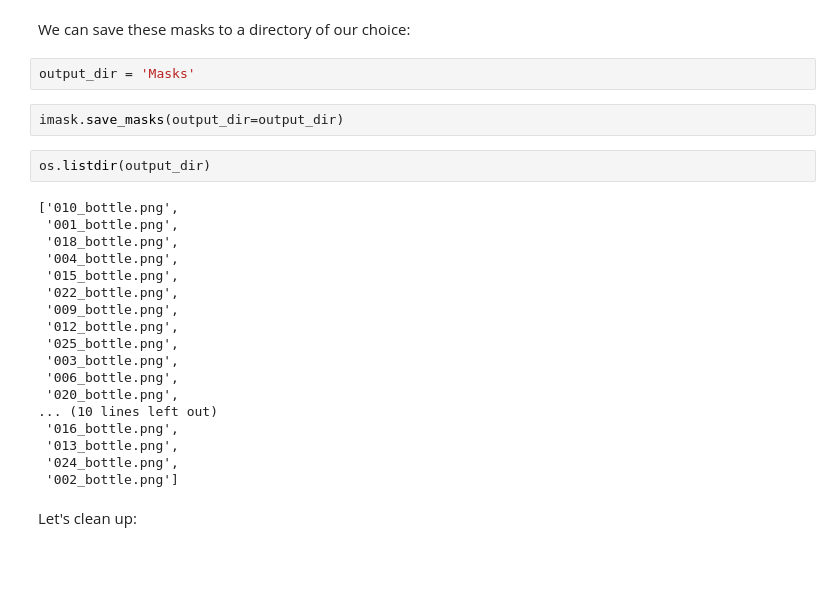
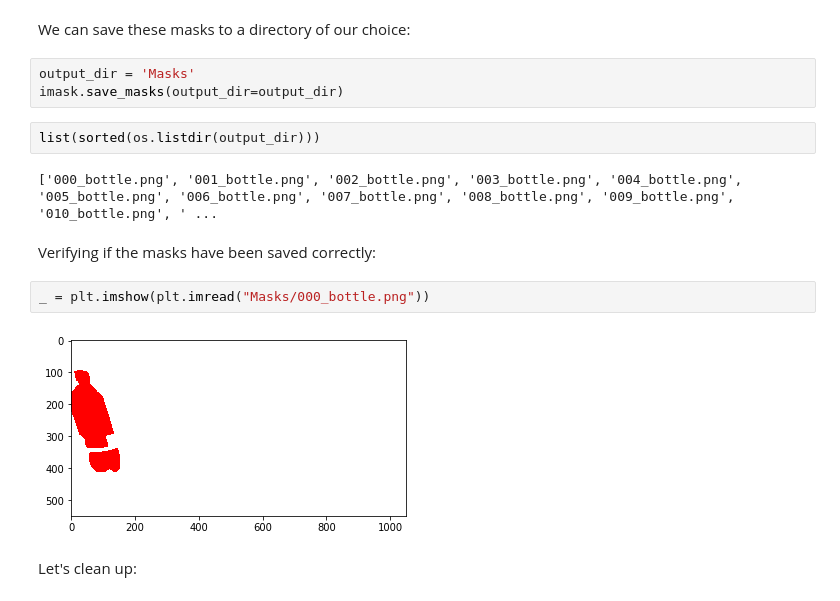
Before and after one commit to havanagrawal/clomask, a Jupyter notebook: data-acquisition/maskmaker/examples/demo.ipynb, the cells around one changed output. Saved outputs shown, nothing was run; the diff lists cells and outputs as text; blank space fills up the shorter version.

```diff
--- a/data-acquisition/maskmaker/examples/demo.ipynb
+++ b/data-acquisition/maskmaker/examples/demo.ipynb
@@ -97,28 +89,17 @@ _ = plt.imshow(img)
 We can save these masks to a directory of our choice:
 # %%
 output_dir = 'Masks'
+imask.save_masks(output_dir=output_dir)
-# %%
-imask.save_masks(output_dir=output_dir)
 # %%
-os.listdir(output_dir)
+list(sorted(os.listdir(output_dir)))
 # %% [output]
-['010_bottle.png',
- '001_bottle.png',
- '018_bottle.png',
- '004_bottle.png',
- '015_bottle.png',
- '022_bottle.png',
- '009_bottle.png',
- '012_bottle.png',
- '025_bottle.png',
- '003_bottle.png',
- '006_bottle.png',
- '020_bottle.png',
-... (10 lines left out)
- '016_bottle.png',
- '013_bottle.png',
- '024_bottle.png',
- '002_bottle.png']
+['000_bottle.png', '001_bottle.png', '002_bottle.png', '003_bottle.png', '004_bottle.png', '005_bottle.png', '006_bottle.png', '007_bottle.png', '008_bottle.png', '009_bottle.png', '010_bottle.png', ' ...
+# %% [markdown]
+Verifying if the masks have been saved correctly:
+# %%
+_ = plt.imshow(plt.imread("Masks/000_bottle.png"))
+# %% [output]
+[figure, added]
 # %% [markdown]
 Let's clean up:
 # %%
```
Also changed, not shown: parts of 5 cells of this notebook.
